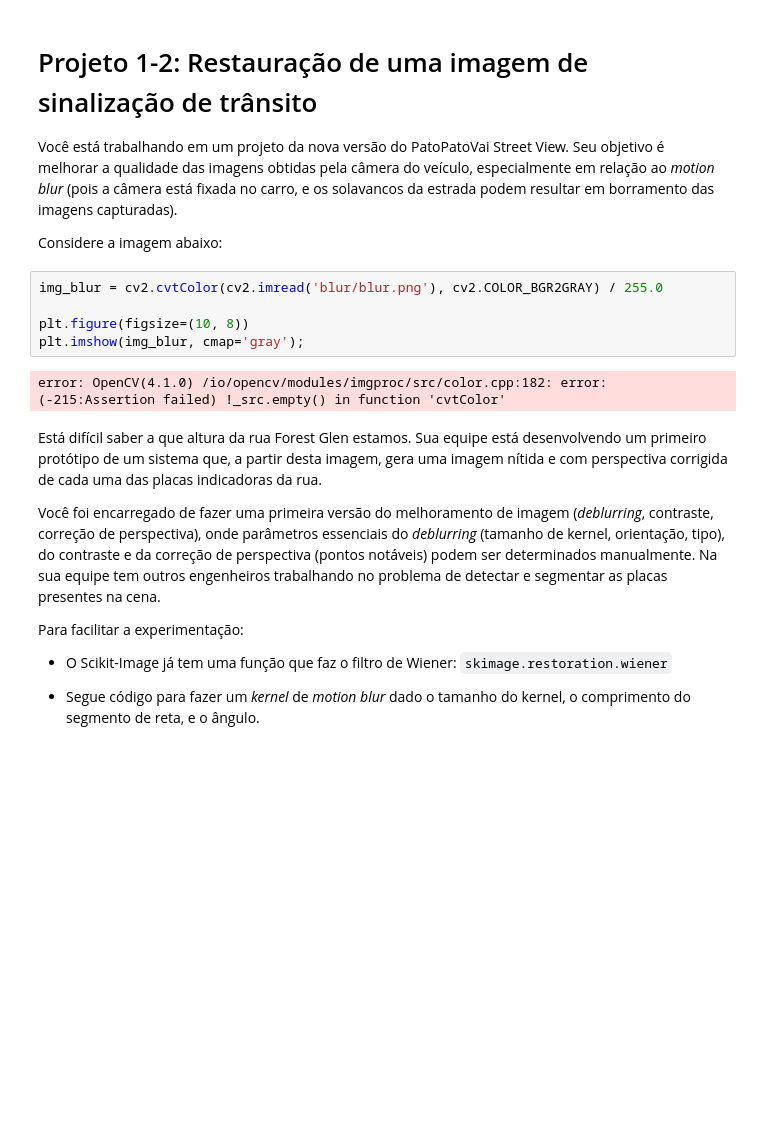
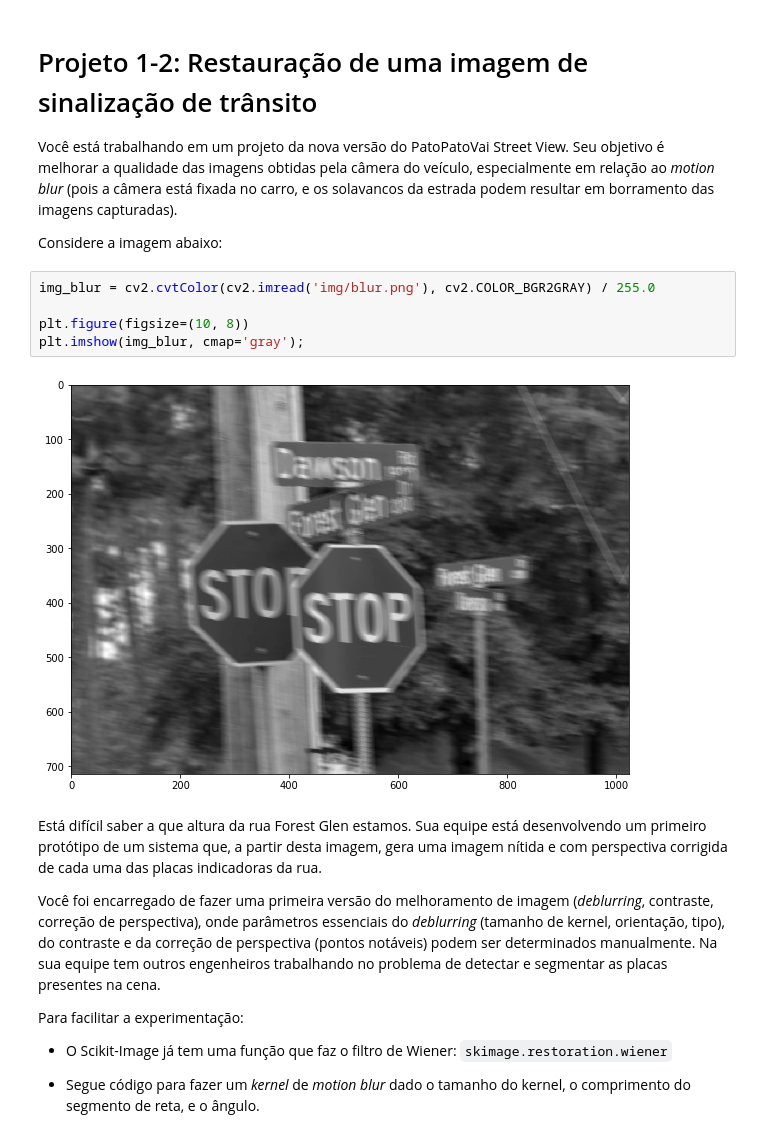
Before and after one commit to Fogelman/motion-blur, a Jupyter notebook: Debluring (motion blur).ipynb, the cells around one changed output. Cells and saved outputs as stored; diff of their text form; blank space fills up the shorter version.

```diff
--- a/Debluring (motion blur).ipynb
+++ b/Debluring (motion blur).ipynb
@@ -13,12 +13,12 @@ Você está trabalhando em um projeto da nova versão do PatoPatoVai Street View
 
 Considere a imagem abaixo:
 # %%
-img_blur = cv2.cvtColor(cv2.imread('blur/blur.png'), cv2.COLOR_BGR2GRAY) / 255.0
+img_blur = cv2.cvtColor(cv2.imread('img/blur.png'), cv2.COLOR_BGR2GRAY) / 255.0
 
 plt.figure(figsize=(10, 8))
 plt.imshow(img_blur, cmap='gray');
 # %% [output]
-error: OpenCV(4.1.0) /io/opencv/modules/imgproc/src/color.cpp:182: error: (-215:Assertion failed) !_src.empty() in function 'cvtColor'
+[figure, added]
 # %% [markdown]
 Está difícil saber a que altura da rua Forest Glen estamos. Sua equipe está desenvolvendo um primeiro protótipo de um sistema que, a partir desta imagem, gera uma imagem nítida e com perspectiva corrigida de cada uma das placas indicadoras da rua.
 
```
Also changed, not shown: 1 other file.
